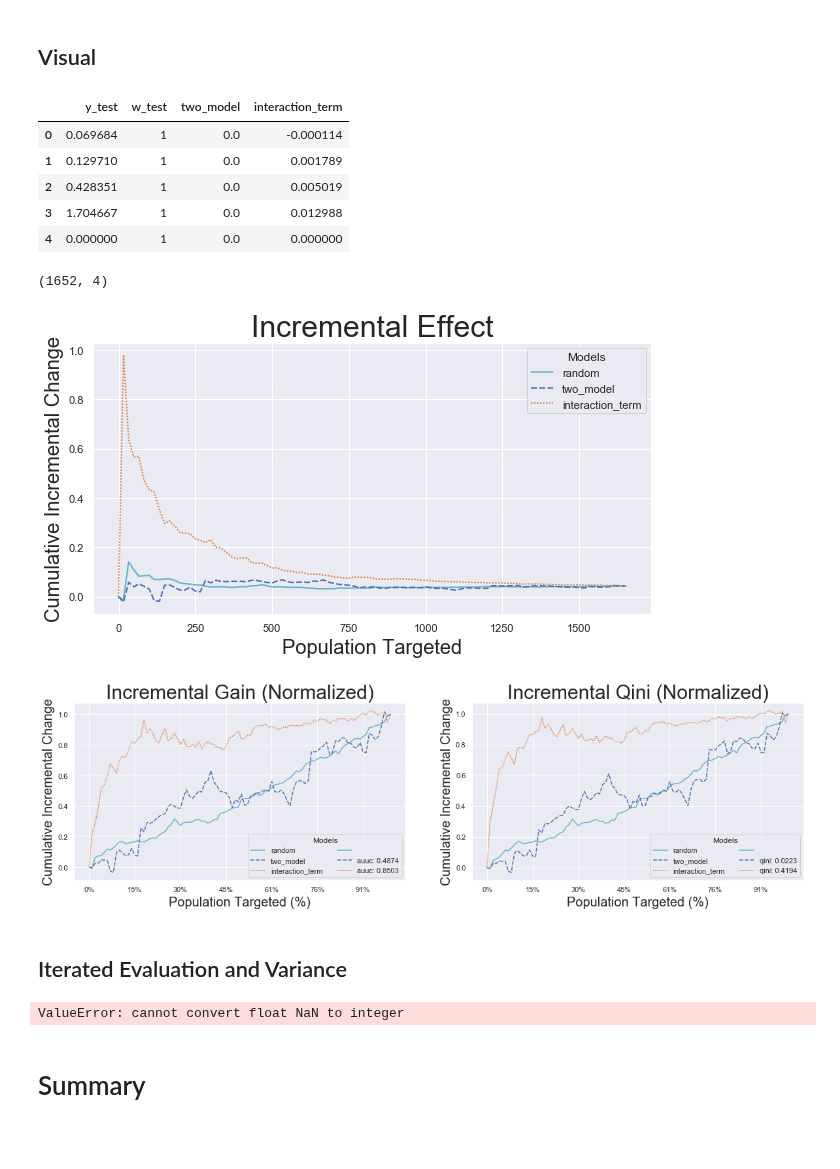
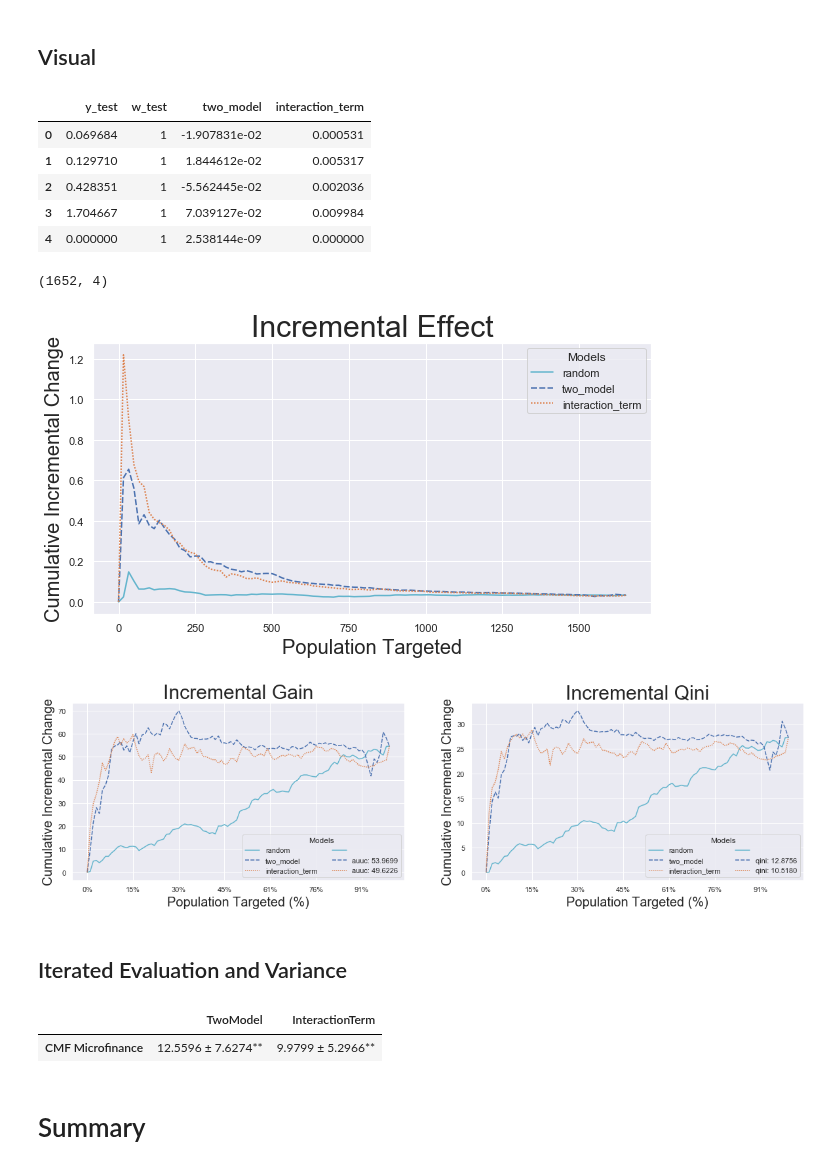
Before and after one commit to andrewtavis/causeinfer, a Jupyter notebook: examples/socio_econ_cmf_micro.ipynb, the cells around one changed output. Cells and saved outputs as stored; diff of their text form; code cells hidden in the pictures; blank space fills up the shorter version.

```diff
--- a/examples/socio_econ_cmf_micro.ipynb
+++ b/examples/socio_econ_cmf_micro.ipynb
@@ -264,14 +263,17 @@ num_trees
 # %%
-# New models istatiated with a more expansive scikit-learn base model
-base_regression_model = RandomForestRegressor(n_estimators=200,
-                                              criterion='mse',
-                                              bootstrap=True)
+# New models instatiated with a more expansive scikit-learn base model (assign individually)
+tm = TwoModel(treatment_model=RandomForestRegressor(n_estimators=200,
+                                                    criterion='mse',
+                                                    bootstrap=True),
+              control_model=RandomForestRegressor(n_estimators=200,
+                                                  criterion='mse',
+                                                  bootstrap=True))
 
-tm = TwoModel(treatment_model=base_regression_model,
-              control_model=base_regression_model)
-it = InteractionTerm(model=base_regression_model)
+it = InteractionTerm(model=RandomForestRegressor(n_estimators=200,
+                                                 criterion='mse',
+                                                 bootstrap=True))
 # %%
-n=10
+n=200
 model_eval_dict = {}
 model_eval_dict['CMF Microfinance'] = {}
 model_eval_dict
@@ -329,11 +331,11 @@ display(df_visual_eval.head())
 df_visual_eval.shape
 # %% [output]
 |  | y_test | w_test | two_model | interaction_term |
-| 0 | 0.069684 | 1 | 0.0 | -0.000114 |
-| 1 | 0.129710 | 1 | 0.0 | 0.001789 |
-| 2 | 0.428351 | 1 | 0.0 | 0.005019 |
-| 3 | 1.704667 | 1 | 0.0 | 0.012988 |
-| 4 | 0.000000 | 1 | 0.0 | 0.000000 |
+| 0 | 0.069684 | 1 | -1.907831e-02 | 0.000531 |
+| 1 | 0.129710 | 1 | 1.844612e-02 | 0.005317 |
+| 2 | 0.428351 | 1 | -5.562445e-02 | 0.002036 |
+| 3 | 1.704667 | 1 | 7.039127e-02 | 0.009984 |
+| 4 | 0.000000 | 1 | 2.538144e-09 | 0.000000 |
 (1652, 4)
 # %%
 models = [col for col in visual_eval_dict.keys() if col not in ['y_test', 'w_test']]
@@ -348,19 +350,19 @@ plot_cum_effect(df=df_visual_eval, n=100, models=models, percent_of_pop=False,
 #                      outcome_col='y_test', treatment_col='w_test', normalize=False,
 #                      figsize=None, fontsize=15, axis=ax2)
 # %% [output]
-[figure, old version]
+[figure, new version]
 # %%
 fig, (ax1, ax2) = plt.subplots(nrows=1, ncols=2, sharey=False, figsize=(20,5))
 
 plot_cum_gain(df=df_visual_eval, n=100, models=models, percent_of_pop=True,
-              outcome_col='y_test', treatment_col='w_test', normalize=True, random_seed=42,
+              outcome_col='y_test', treatment_col='w_test', normalize=False, random_seed=42,
               figsize=None, fontsize=20, axis=ax1, legend_metrics=True)
 
 plot_qini(df=df_visual_eval, n=100, models=models, percent_of_pop=True,
-          outcome_col='y_test', treatment_col='w_test', normalize=True, random_seed=42,
+          outcome_col='y_test', treatment_col='w_test', normalize=False, random_seed=42,
           figsize=None, fontsize=20, axis=ax2, legend_metrics=True)
 # %% [output]
-[figure, old version]
+[figure, new version]
 # %% [markdown]
 ## Iterated Evaluation and Variance
 # %%
@@ -369,6 +371,7 @@ df_model_eval = eval_table(model_eval_dict, variances=True, annotate_vars=True)
 
 df_model_eval
 # %% [output]
-ValueError: cannot convert float NaN to integer
+|  | TwoModel | InteractionTerm |
+| CMF Microfinance | 12.5596 ± 7.6274** | 9.9799 ± 5.2966** |
 # %% [markdown]
 # Summary
```
Also changed, not shown: parts of 6 cells of this notebook, 6 other files.
